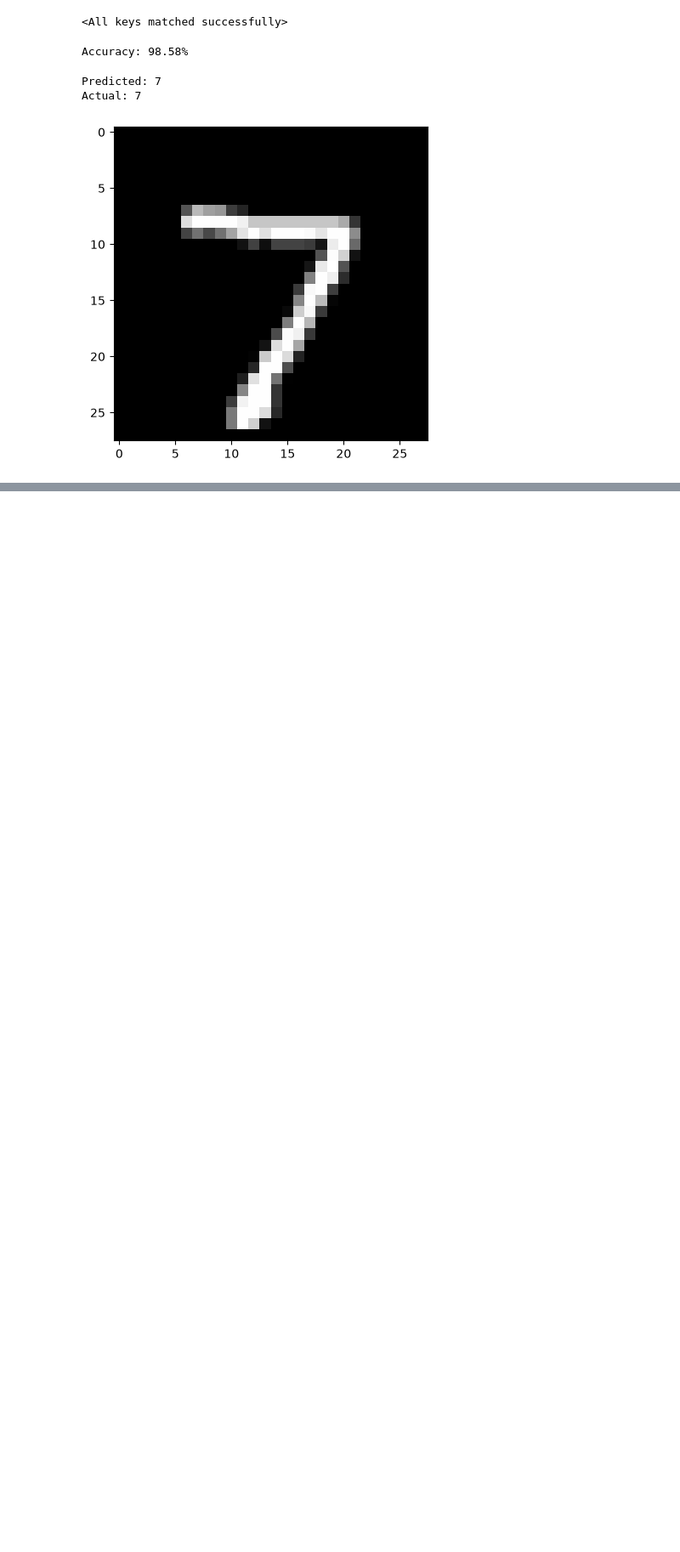
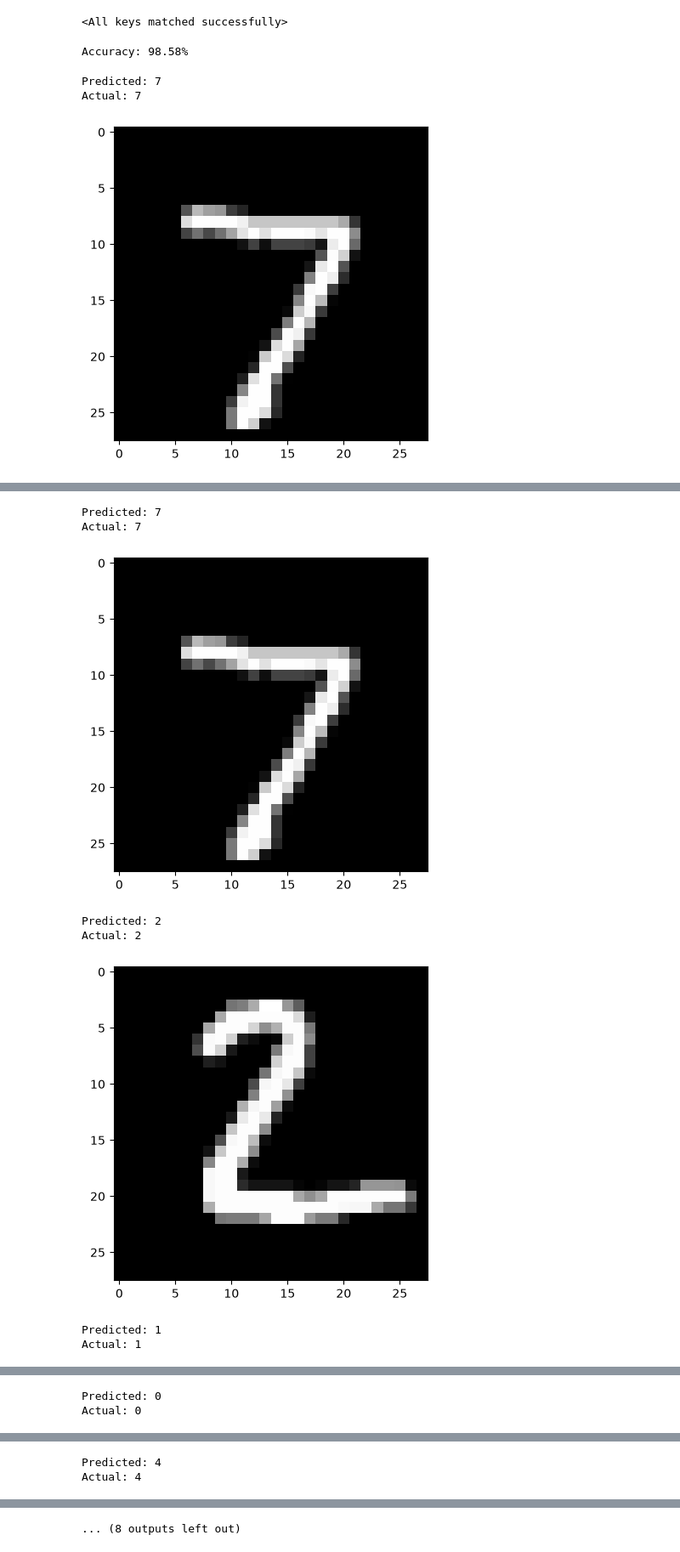
Before and after one commit to RkP17/federated_learning_playground, a Jupyter notebook: 01_pytorch_basics/pytorch_basics.ipynb, the cells around one changed output, grey strips where cells are left out. Shown at 85% size. Drawn from its saved outputs; the diff is of its cells as text; code cells hidden in the pictures; blank space fills up the shorter version.

```diff
--- a/01_pytorch_basics/pytorch_basics.ipynb
+++ b/01_pytorch_basics/pytorch_basics.ipynb
@@ -226,0 +297,3 @@ Actual: 7
+# %%
+model = MLP()
+model.load_state_dict(torch.load('trained_mlp.pth'))
@@ -226,0 +302,20 @@ Actual: 7
+# %%
+# test the model
+correct = 0
+total = 0
+
+with torch.no_grad():
+    for data in test_dataloader:
+        images, labels = data
+
+        outputs = model(images)
+
+        # find the max in the outputs
+        _, predicted = torch.max(outputs, 1)
+
+        total += labels.size(0)
+        correct += (predicted == labels).sum().item()
+
+accuracy = 100* correct / total
+
+print(f'Accuracy: {accuracy}%')
@@ -226,0 +324,25 @@ Actual: 7
+# %%
+#image = image.unsqueeze(0) # changes the shape to [batch, channels, height, width] -> [1,1,28,28]
+
+model.eval()
+
+for i in range(10):
+    image, label = test_data[i]
+    with torch.no_grad():
+        output = model(image.unsqueeze(0))
+        _,predicted = torch.max(output,1)
+
+    print("Predicted:", predicted.item())
+    print("Actual:", label)
+
+    plt.imshow(image.squeeze(), cmap="gray")
+    plt.show()
+# %% [output]
+Predicted: 7
+Actual: 7
+[figure, added]
+Predicted: 2
+Actual: 2
+[figure, added]
+Predicted: 1
+Actual: 1
@@ -226,0 +350,2 @@ Actual: 7
+Predicted: 0
+Actual: 0
@@ -226,0 +353,2 @@ Actual: 7
+Predicted: 4
+Actual: 4
@@ -226,0 +359 @@ Actual: 7
+... (8 outputs left out)
```
Also changed, not shown: parts of 11 cells of this notebook, 5 other files.
